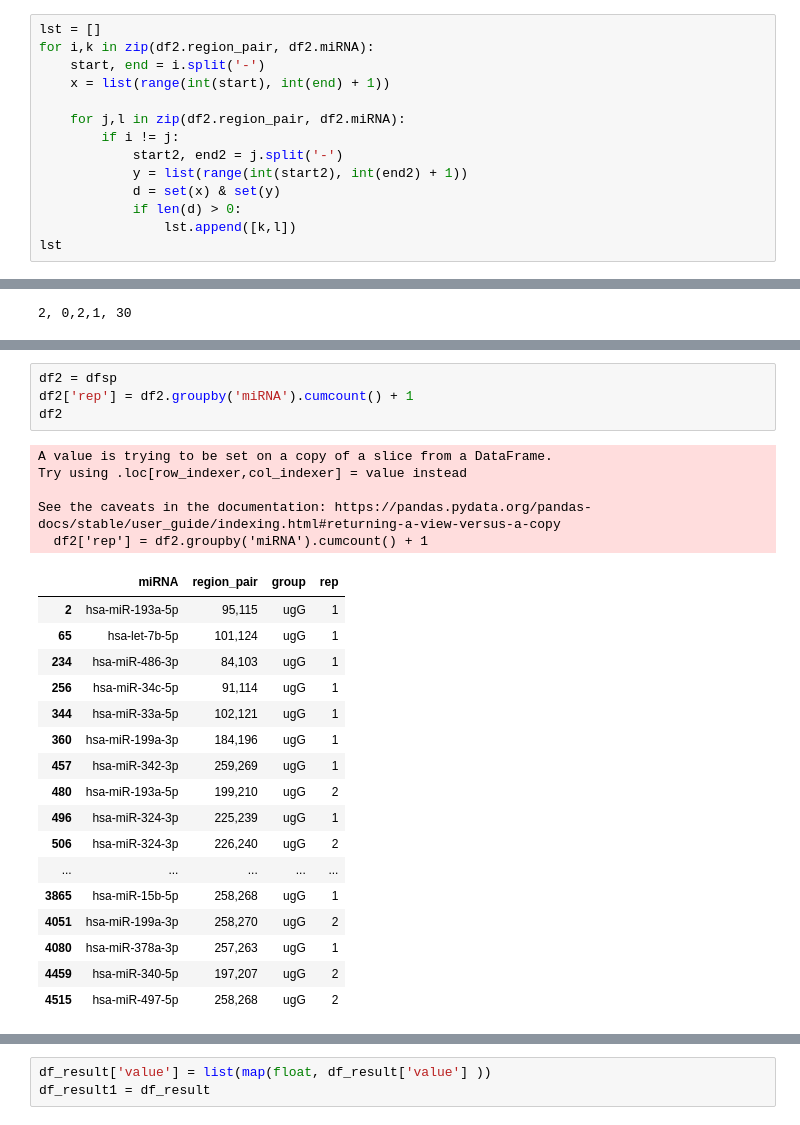
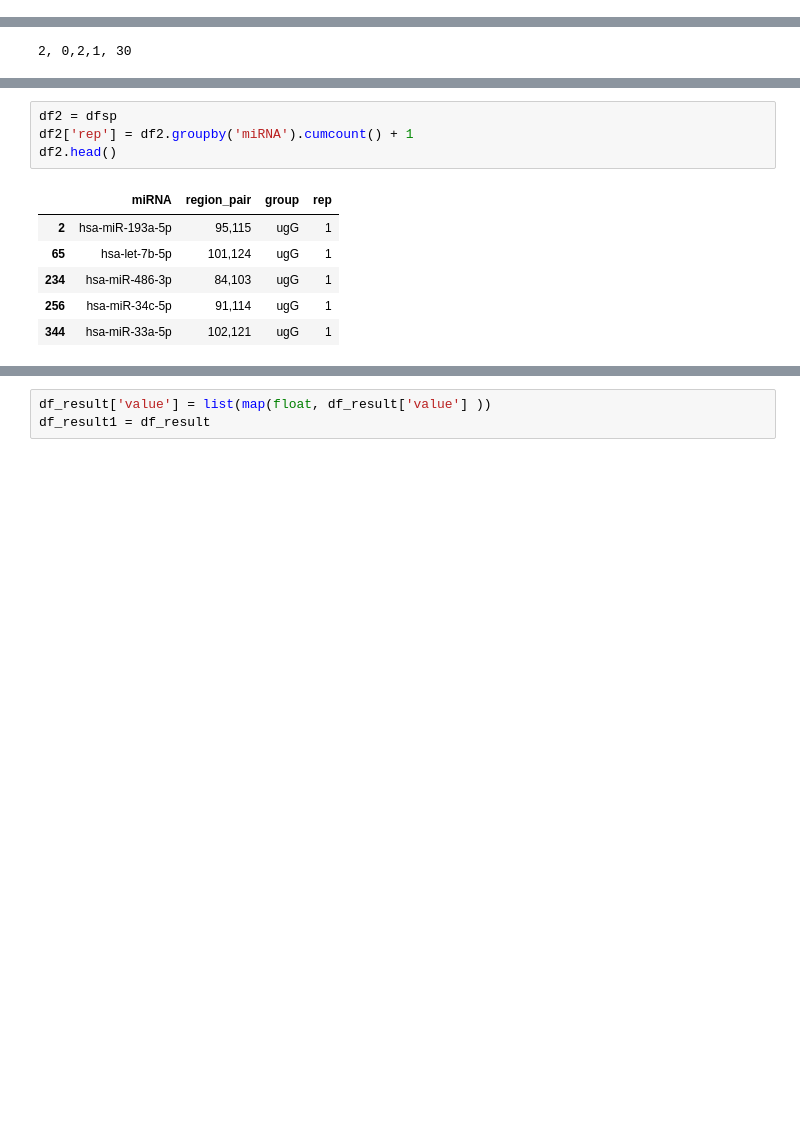
Before and after one commit to FerAmbriz/SelectionPatternsSARSCoV2, a Jupyter notebook: scr/Plot_miRNA.ipynb, the cells around one changed output, grey strips where cells are left out. Cells and saved outputs as stored; diff of their text form; blank space fills up the shorter version.

```diff
--- a/scr/Plot_miRNA.ipynb
+++ b/scr/Plot_miRNA.ipynb
@@ -97,14 +5,0 @@ df2
-# %%
-lst = []
-for i,k in zip(df2.region_pair, df2.miRNA):
-    start, end = i.split('-')
-    x = list(range(int(start), int(end) + 1))
-
-    for j,l in zip(df2.region_pair, df2.miRNA):
-        if i != j:
-            start2, end2 = j.split('-')
-            y = list(range(int(start2), int(end2) + 1))
-            d = set(x) & set(y)
-            if len(d) > 0:
-                lst.append([k,l])
-lst
@@ -332,30 +121,14 @@ dfsp
 # %%
 df2 = dfsp
 df2['rep'] = df2.groupby('miRNA').cumcount() + 1
-df2
+df2.head()
 # %% [output]
-A value is trying to be set on a copy of a slice from a DataFrame.
-Try using .loc[row_indexer,col_indexer] = value instead
-
-See the caveats in the documentation: https://pandas.pydata.org/pandas-docs/stable/user_guide/indexing.html#returning-a-view-versus-a-copy
-  df2['rep'] = df2.groupby('miRNA').cumcount() + 1
 |  | miRNA | region_pair | group | rep |
 | 2 | hsa-miR-193a-5p | 95,115 | ugG | 1 |
 | 65 | hsa-let-7b-5p | 101,124 | ugG | 1 |
 | 234 | hsa-miR-486-3p | 84,103 | ugG | 1 |
 | 256 | hsa-miR-34c-5p | 91,114 | ugG | 1 |
 | 344 | hsa-miR-33a-5p | 102,121 | ugG | 1 |
-| 360 | hsa-miR-199a-3p | 184,196 | ugG | 1 |
-| 457 | hsa-miR-342-3p | 259,269 | ugG | 1 |
-| 480 | hsa-miR-193a-5p | 199,210 | ugG | 2 |
-| 496 | hsa-miR-324-3p | 225,239 | ugG | 1 |
-| 506 | hsa-miR-324-3p | 226,240 | ugG | 2 |
-| ... | ... | ... | ... | ... |
-| 3865 | hsa-miR-15b-5p | 258,268 | ugG | 1 |
-| 4051 | hsa-miR-199a-3p | 258,270 | ugG | 2 |
-| 4080 | hsa-miR-378a-3p | 257,263 | ugG | 1 |
-| 4459 | hsa-miR-340-5p | 197,207 | ugG | 2 |
-| 4515 | hsa-miR-497-5p | 258,268 | ugG | 2 |
 # %%
 lst = []
 for i,k in zip(df2.region_pair, df2.miRNA):
```
Also changed, not shown: parts of 40 cells of this notebook, 4 other files.
